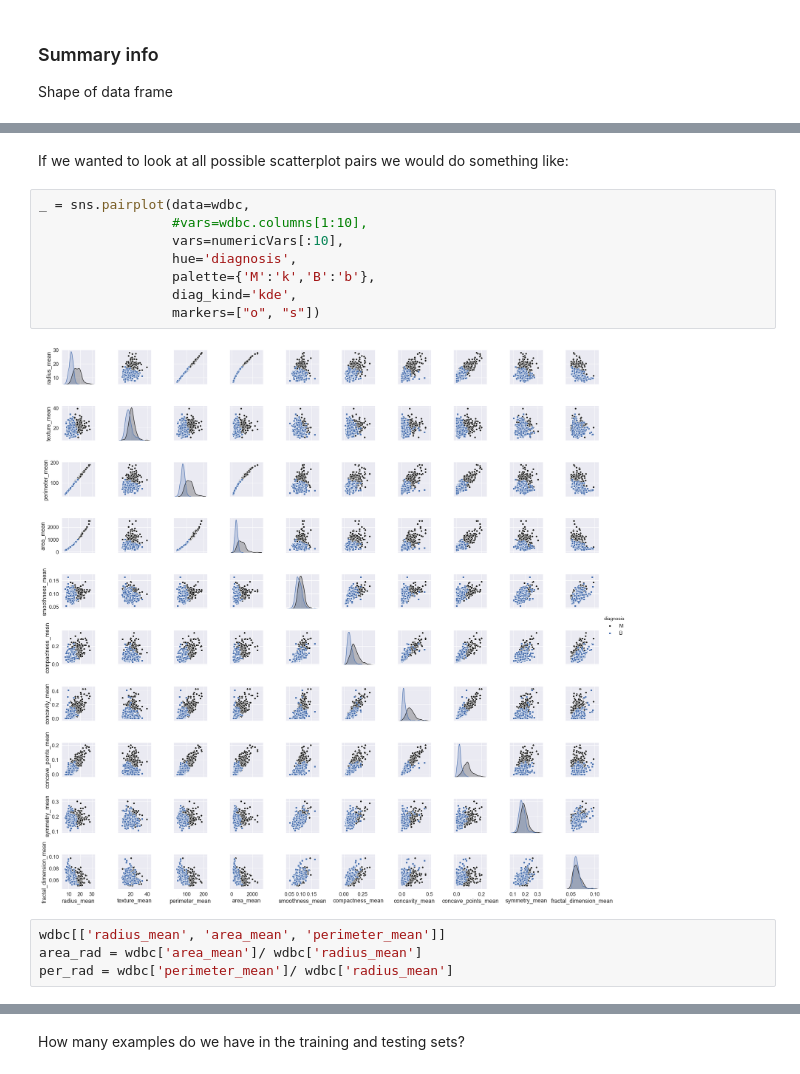
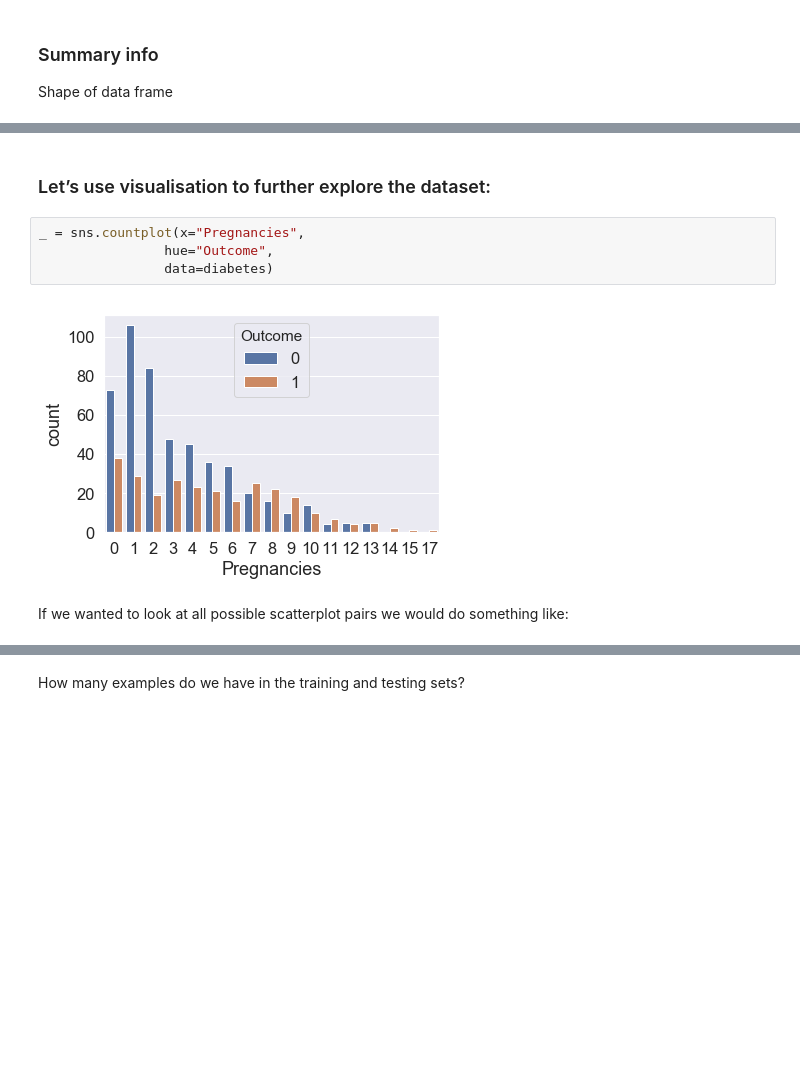
Before and after one commit to marius-mather/lessons-mlpy, a Jupyter notebook: _episodes_rmd/50-Classification.ipynb, the cells around one changed output, grey strips where cells are left out. Drawn from its saved outputs; the diff is of its cells as text; blank space fills up the shorter version.

```diff
--- a/_episodes_rmd/50-Classification.ipynb
+++ b/_episodes_rmd/50-Classification.ipynb
@@ -267,16 +235,10 @@ Index(['diagnosis'], dtype='object')
+# %% [markdown]
+### Let’s use visualisation to further explore the dataset:
+# %%
+_ = sns.countplot(x="Pregnancies",
+                hue="Outcome",
+                data=diabetes)
+# %% [output]
+[figure, added]
 # %% [markdown]
 If we wanted to look at all possible scatterplot pairs we would do something like:
-# %%
-_ = sns.pairplot(data=wdbc,
-                 #vars=wdbc.columns[1:10],
-                 vars=numericVars[:10],
-                 hue='diagnosis',
-                 palette={'M':'k','B':'b'},
-                 diag_kind='kde',
-                 markers=["o", "s"])
-# %% [output]
-[figure, removed]
-# %%
-wdbc[['radius_mean', 'area_mean', 'perimeter_mean']]
-area_rad = wdbc['area_mean']/ wdbc['radius_mean']
-per_rad = wdbc['perimeter_mean']/ wdbc['radius_mean']
```
Also changed, not shown: parts of 64 cells of this notebook, 7 other files.
